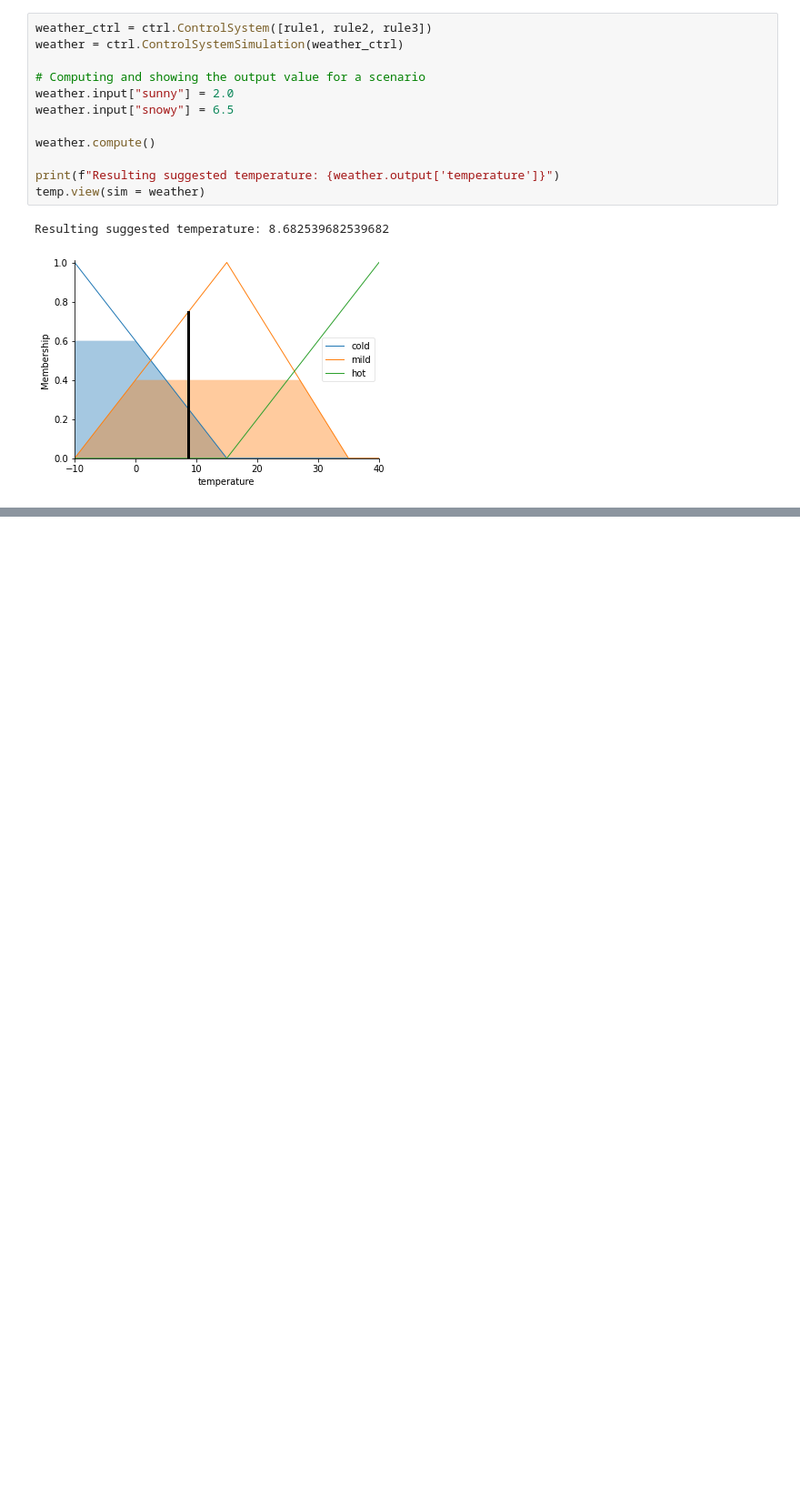
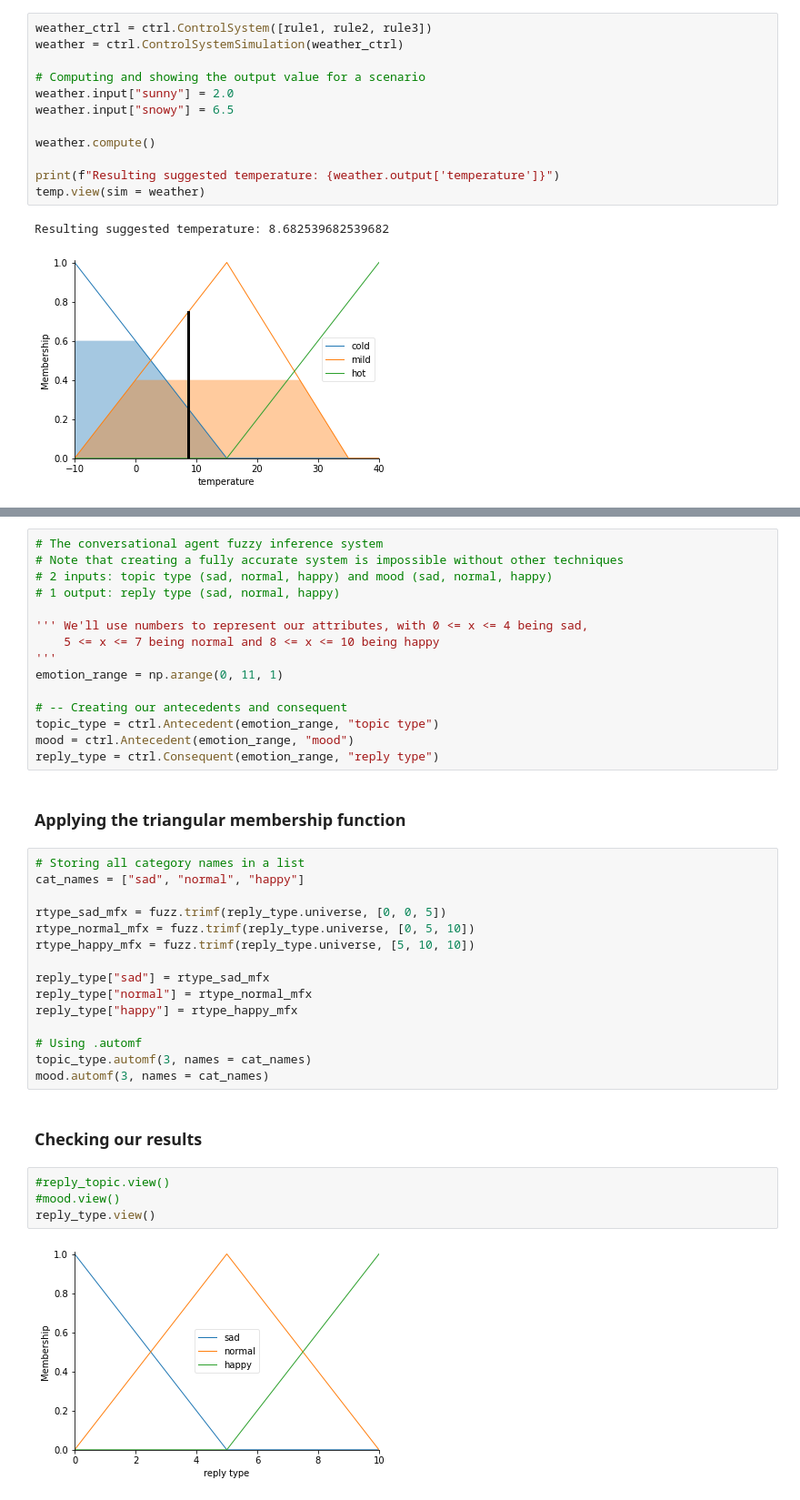
Before and after one commit to pereirarodrigo/fuzzyl, a Jupyter notebook: fuzzy.ipynb, the cells around one changed output, grey strips where cells are left out. Shown at 91% size. Cells and saved outputs as stored; diff of their text form; blank space fills up the shorter version.

Commit message:
Added the code for the 3rd section's fuzzy inference system

```diff
--- a/fuzzy.ipynb
+++ b/fuzzy.ipynb
@@ -193,0 +213,40 @@ Nevertheless, fuzzy inference is interesting in its capacity to allow an agent t
+# %%
+# The conversational agent fuzzy inference system
+# Note that creating a fully accurate system is impossible without other techniques
+# 2 inputs: topic type (sad, normal, happy) and mood (sad, normal, happy)
+# 1 output: reply type (sad, normal, happy)
+
+''' We'll use numbers to represent our attributes, with 0 <= x <= 4 being sad,
+    5 <= x <= 7 being normal and 8 <= x <= 10 being happy
+'''
+emotion_range = np.arange(0, 11, 1)
+
+# -- Creating our antecedents and consequent
+topic_type = ctrl.Antecedent(emotion_range, "topic type")
+mood = ctrl.Antecedent(emotion_range, "mood")
+reply_type = ctrl.Consequent(emotion_range, "reply type")
+# %% [markdown]
+### Applying the triangular membership function
+# %%
+# Storing all category names in a list
+cat_names = ["sad", "normal", "happy"]
+
+rtype_sad_mfx = fuzz.trimf(reply_type.universe, [0, 0, 5])
+rtype_normal_mfx = fuzz.trimf(reply_type.universe, [0, 5, 10])
+rtype_happy_mfx = fuzz.trimf(reply_type.universe, [5, 10, 10])
+
+reply_type["sad"] = rtype_sad_mfx
+reply_type["normal"] = rtype_normal_mfx
+reply_type["happy"] = rtype_happy_mfx
+
+# Using .automf
+topic_type.automf(3, names = cat_names)
+mood.automf(3, names = cat_names)
+# %% [markdown]
+### Checking our results
+# %%
+#reply_topic.view()
+#mood.view()
+reply_type.view()
+# %% [output]
+[figure, added]
```
Also changed, not shown: parts of 6 cells of this notebook.
